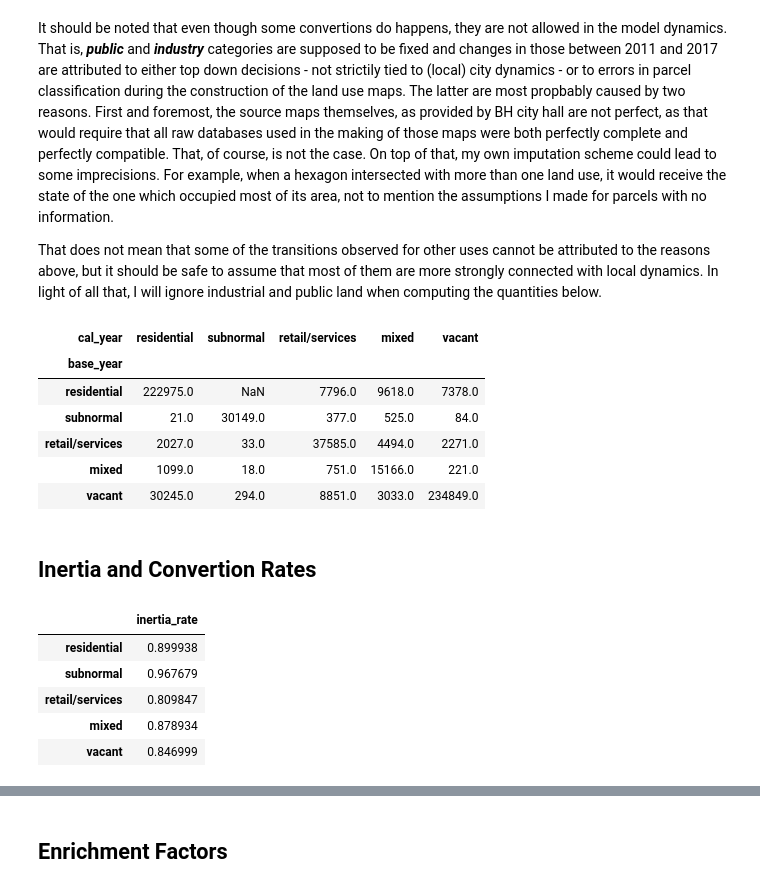
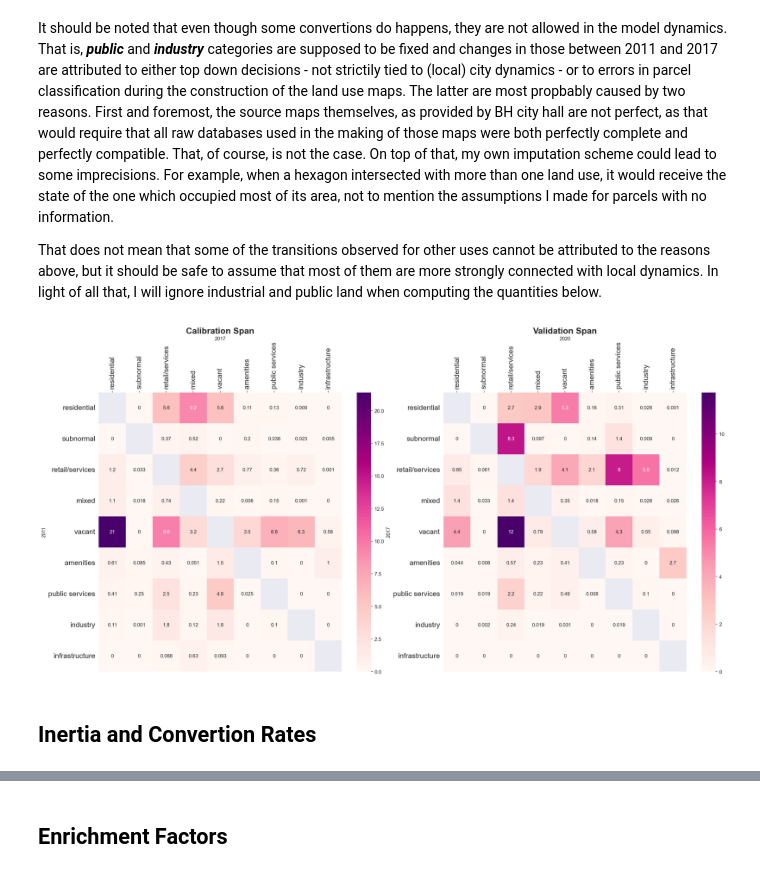
Before and after one commit to zehbrandao/thesis, a Jupyter notebook: C00_empirical_analysis_measures.ipynb, the cells around one changed output, grey strips where cells are left out. Drawn from its saved outputs; the diff is of its cells as text; code cells hidden in the pictures.

```diff
--- a/C00_empirical_analysis_measures.ipynb
+++ b/C00_empirical_analysis_measures.ipynb
@@ -198,12 +200,0 @@ def get_contingency_table(base_year, cal_year):
-# %%
-contingency = get_contingency_table(hex_2011,
-                                    hex_2017,)
-contingency
-# %% [output]
-| cal_year | residential | subnormal | retail/services | mixed | vacant |
-| base_year |  |  |  |  |  |
-| residential | 222975.0 | NaN | 7796.0 | 9618.0 | 7378.0 |
-| subnormal | 21.0 | 30149.0 | 377.0 | 525.0 | 84.0 |
-| retail/services | 2027.0 | 33.0 | 37585.0 | 4494.0 | 2271.0 |
-| mixed | 1099.0 | 18.0 | 751.0 | 15166.0 | 221.0 |
-| vacant | 30245.0 | 294.0 | 8851.0 | 3033.0 | 234849.0 |
@@ -210,3 +241,44 @@ contingency
+# %%
+def _heatmap_subplot(df, ax, title):
+    df.fillna(0, inplace=True)
+    for i in range(len(df)):
+        df.iloc[i, i] = np.nan
+
+    df /= 1_000
+
+    sns.heatmap(df, ax=ax, cmap='RdPu', annot=True)
+
+    ax.set_title(title, fontsize='xx-large', fontweight='bold')
+
+    ax.xaxis.set(label_position='top',
+                 ticks_position='top')
+    ax.set_xticklabels(ax.get_xticklabels(),
+                       rotation=90,
+                       fontsize='x-large')
+
+    ax.set_yticklabels(ax.get_yticklabels(),
+                       rotation=0,
+                       fontsize='x-large')
+
+
+def plot_contingency_heatmaps(hexes):
+    contingencies = {
+        'Calibration Span': get_contingency_table(hexes, 2011, 2017),
+        'Validation Span': get_contingency_table(hexes, 2017, 2020),
+    }
+
+    f, axes = plt.subplots(ncols=2, figsize=(20, 10), sharex=True)
+
+    for i, each in enumerate(['Calibration Span', 'Validation Span']):
+        ax = axes[i]
+        _heatmap_subplot(contingencies[each],
+                         ax,
+                         each)
+        plt.tight_layout()
+# %%
+plot_contingency_heatmaps(hexes)
+# %% [output]
+[figure, added]
 # %% [markdown]
 ## Inertia and Convertion Rates
 # %%
@@ -303,9 +377,0 @@ inertias, convertions = get_local_effects(contingency)
-# %%
-inertias
-# %% [output]
-|  | inertia_rate |
-| residential | 0.899938 |
-| subnormal | 0.967679 |
-| retail/services | 0.809847 |
-| mixed | 0.878934 |
-| vacant | 0.846999 |
```
Also changed, not shown: parts of 22 cells of this notebook, 6 other files.
